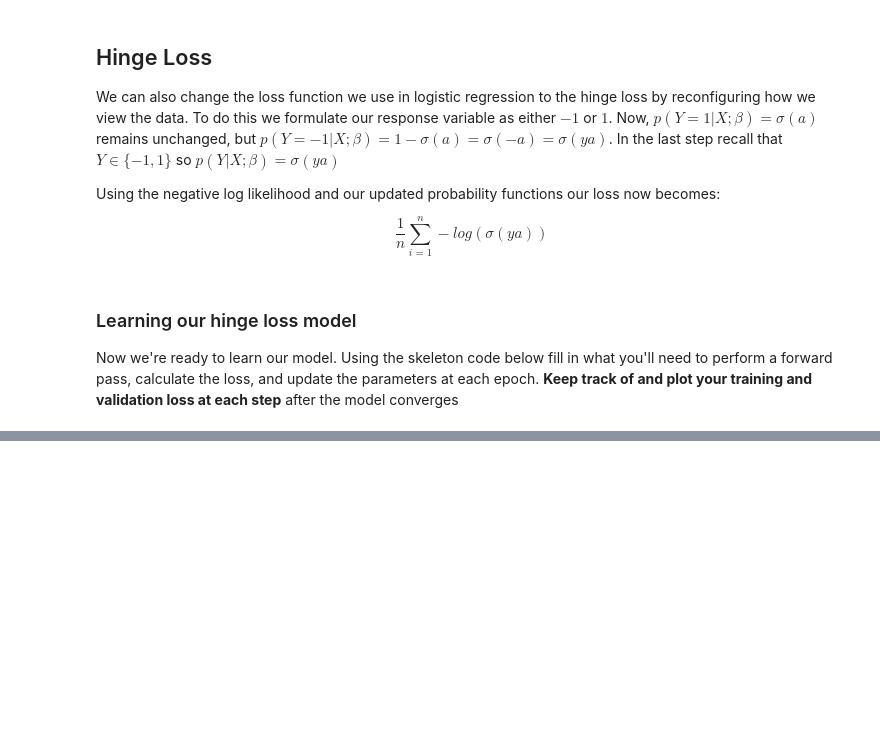
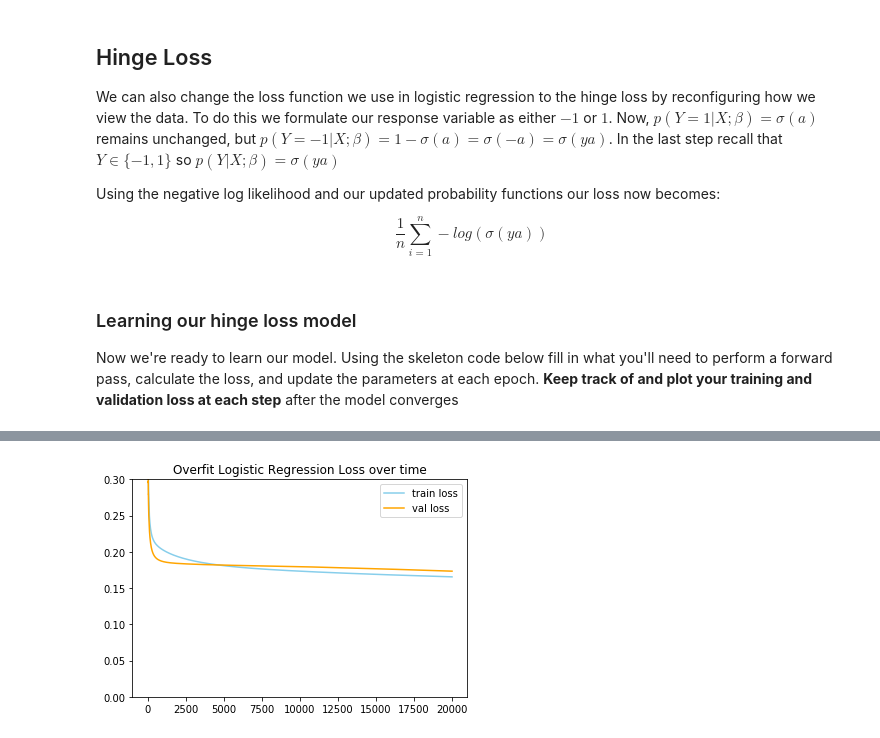
Before and after one commit to jeinson/CM_S19, a Jupyter notebook: Lab_4/Lab_4_answers.ipynb, the cells around one changed output, grey strips where cells are left out. Cells and saved outputs as stored; diff of their text form; code cells hidden in the pictures; blank space fills up the shorter version.

```diff
--- a/Lab_4/Lab_4_answers.ipynb
+++ b/Lab_4/Lab_4_answers.ipynb
@@ -324,0 +328,29 @@ plt.show()
+# %%
+## Increasing the number of epochs should get the trick done. Could also add in extra parameters but that
+# sounds like work
+logisticRegressionModel = binaryClassifier(nFeats = X_train.shape[1], activationFunction = None)
+lossFunction = nn.BCEWithLogitsLoss()
+optimizer = torch.optim.SGD(logisticRegressionModel.parameters(), lr = .00001, momentum = 0.9)
+epochs = 20000
+logisticLossVal = []
+logisticLossTrain = []
+for epoch in range(epochs):
+    #### your code here ####
+    # Estimate Y_hat with the current model
+    Y_hat = logisticRegressionModel(X_train)
+
+    # Compute the training
+    loss = lossFunction(Y_hat, Y_train)
+    logisticLossTrain.append(loss.data.numpy())
+    # compute the validation loss and store it.
+    valLoss = lossFunction(logisticRegressionModel(X_val), Y_val)
+    logisticLossVal.append(valLoss.data.numpy())
+    # Compute the gradient of the loss
+    optimizer.zero_grad()
+    loss.backward()
+    optimizer.step()
+
+    if epoch % 1000 == 0:
+        print("loss {0:.3f}, val loss {1:.3f}".format(logisticLossTrain[-1],
+                                           logisticLossVal[-1]))
+#### end your code ####
@@ -324,0 +378,9 @@ plt.show()
+# %%
+plt.plot(logisticLossTrain, color = "skyblue", label = "train loss")
+plt.plot(logisticLossVal, color = 'orange', label = "val loss")
+plt.legend()
+plt.title("Overfit Logistic Regression Loss over time")
+plt.ylim([0, 0.3])
+plt.show()
+# %% [output]
+[figure, added]
```
Also changed, not shown: parts of 8 cells of this notebook.
